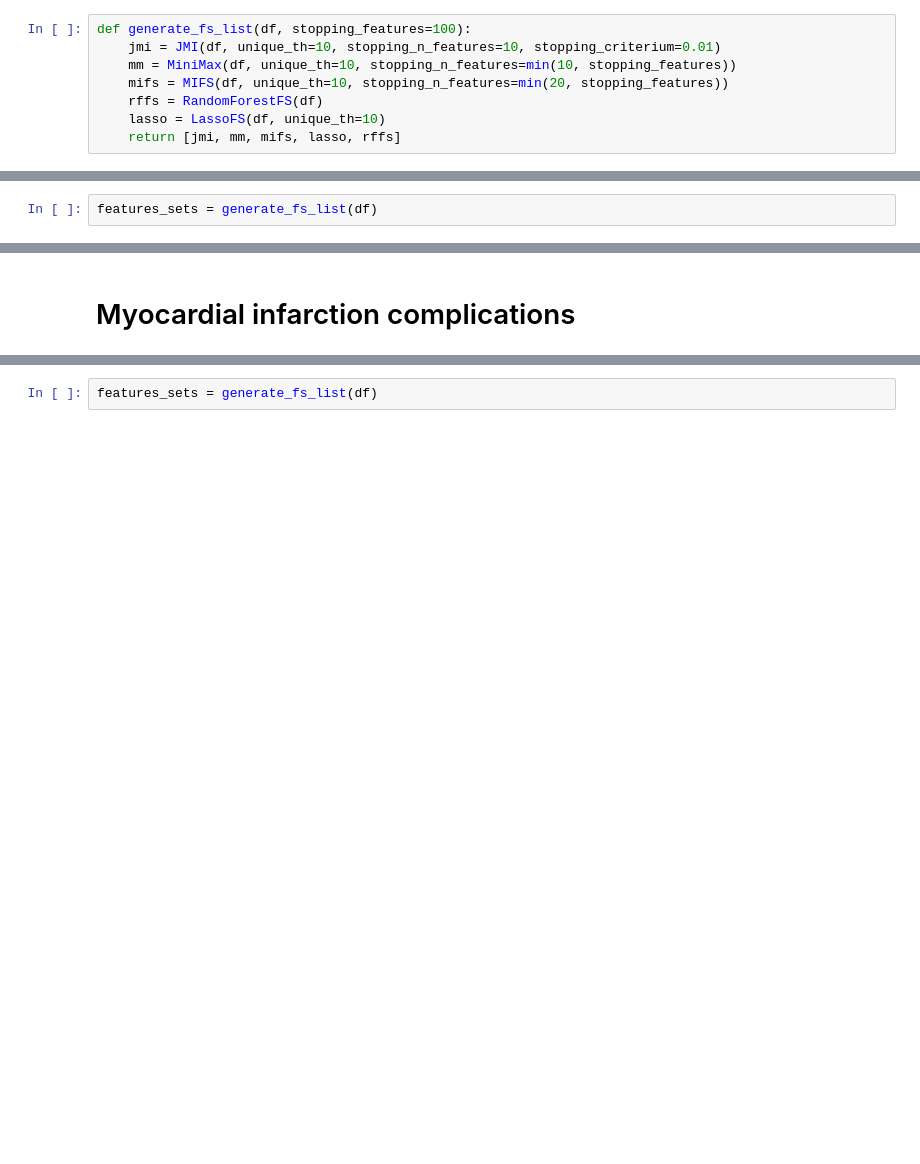
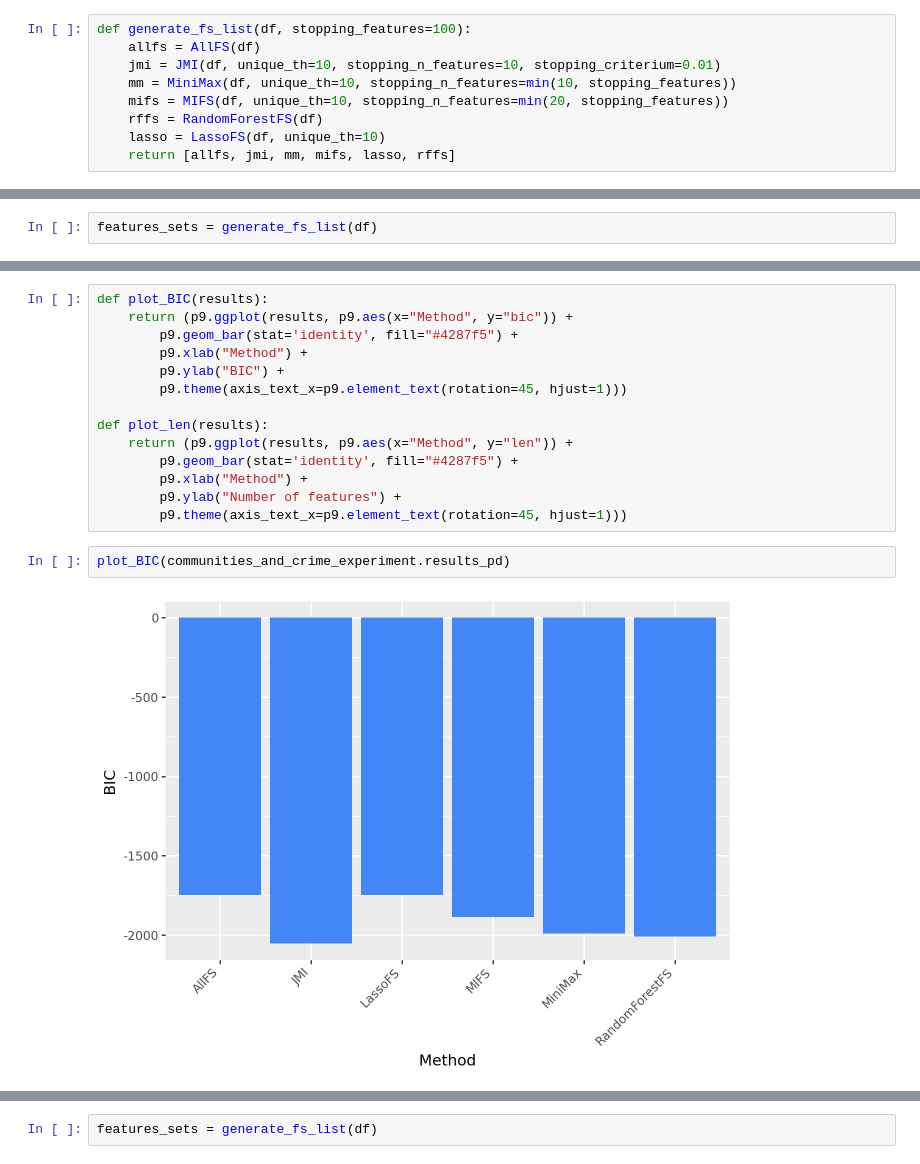
Before and after one commit to bartoszrozek/MUML2024, a Jupyter notebook: notebooks/real_datasets_tests.ipynb, the cells around one changed output, grey strips where cells are left out. Drawn from its saved outputs; the diff is of its cells as text; blank space fills up the shorter version.

```diff
--- a/notebooks/real_datasets_tests.ipynb
+++ b/notebooks/real_datasets_tests.ipynb
@@ -24,12 +32,13 @@ from statsmodels.regression.linear_model import OLS
 from statsmodels.tools import add_constant
 # %%
 def generate_fs_list(df, stopping_features=100):
+    allfs = AllFS(df)
     jmi = JMI(df, unique_th=10, stopping_n_features=10, stopping_criterium=0.01)
     mm = MiniMax(df, unique_th=10, stopping_n_features=min(10, stopping_features))
     mifs = MIFS(df, unique_th=10, stopping_n_features=min(20, stopping_features))
     rffs = RandomForestFS(df)
     lasso = LassoFS(df, unique_th=10)
-    return [jmi, mm, mifs, lasso, rffs]
+    return [allfs, jmi, mm, mifs, lasso, rffs]
 # %% [markdown]
 # Communities and Crime
 # %%
@@ -78,2 +70,18 @@ R-squared adjusted for RandomForestFS = 0.6220978857114035                   and
-# %% [markdown]
-# Myocardial infarction complications
+# %%
+def plot_BIC(results):
+    return (p9.ggplot(results, p9.aes(x="Method", y="bic")) +
+        p9.geom_bar(stat='identity', fill="#4287f5") +
+        p9.xlab("Method") +
+        p9.ylab("BIC") +
+        p9.theme(axis_text_x=p9.element_text(rotation=45, hjust=1)))
+
+def plot_len(results):
+    return (p9.ggplot(results, p9.aes(x="Method", y="len")) +
+        p9.geom_bar(stat='identity', fill="#4287f5") +
+        p9.xlab("Method") +
+        p9.ylab("Number of features") +
+        p9.theme(axis_text_x=p9.element_text(rotation=45, hjust=1)))
+# %%
+plot_BIC(communities_and_crime_experiment.results_pd)
+# %% [output]
+[figure, added]
```
Also changed, not shown: parts of 42 cells of this notebook.
